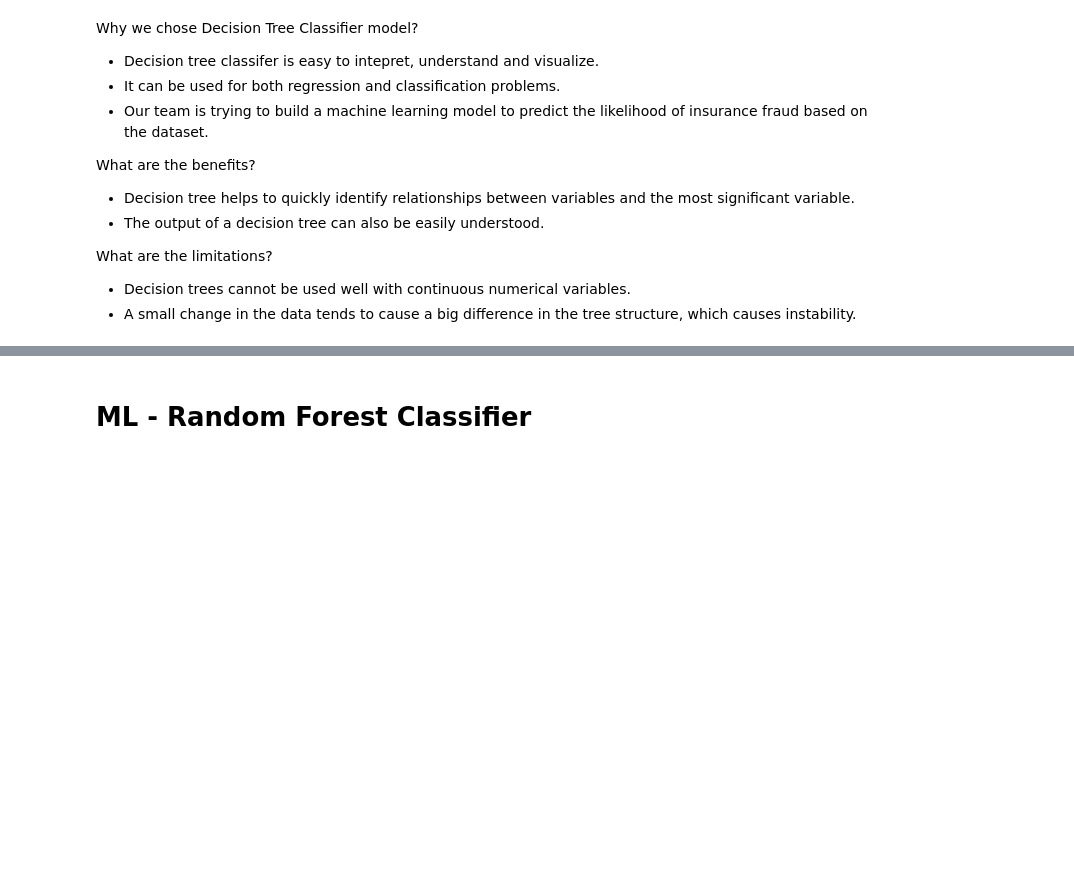
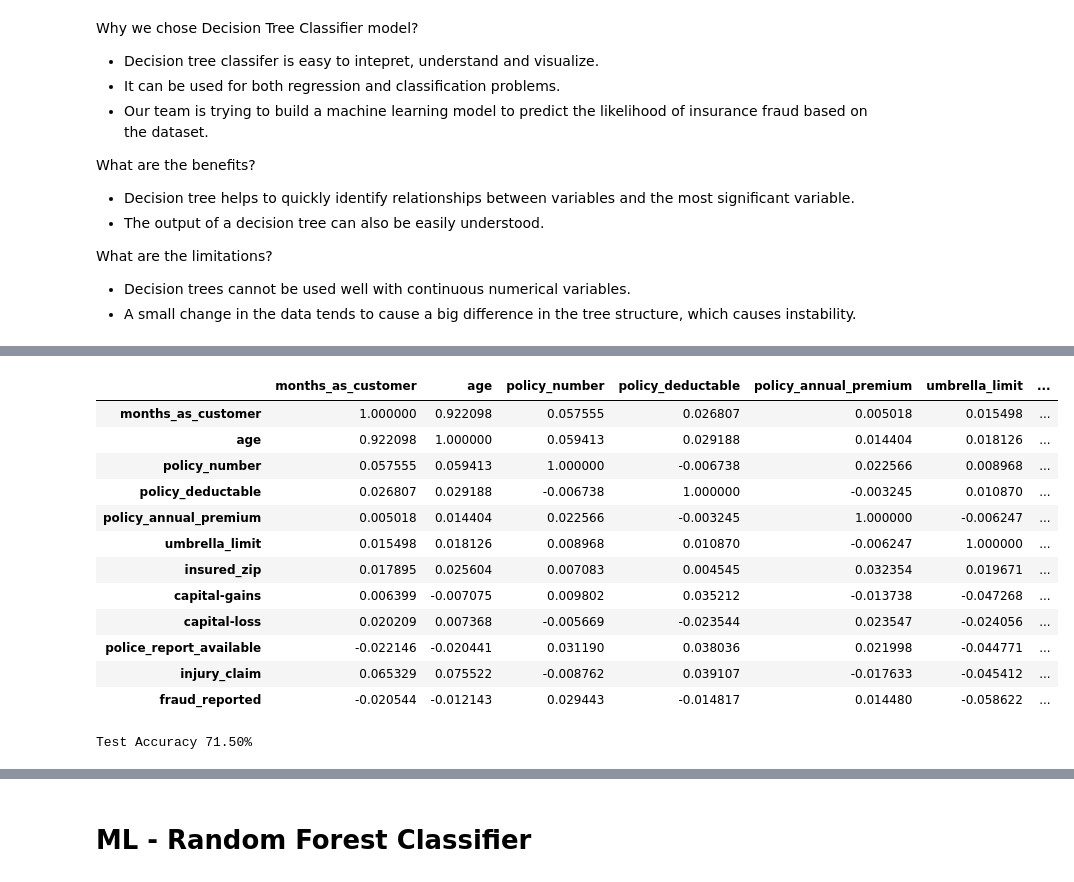
Before and after one commit to GerlechJen/Predicting-Auto-Insurance-Fraud-Claims, a Jupyter notebook: database1.ipynb, the cells around one changed output, grey strips where cells are left out. Saved outputs shown, nothing was run; the diff lists cells and outputs as text; code cells hidden in the pictures; blank space fills up the shorter version.

```diff
--- a/database1.ipynb
+++ b/database1.ipynb
@@ -406,0 +436,3 @@ weighted avg       0.60      0.64      0.62       200
+# %%
+# Dropping columns
+new_ins_df = insurance_df.drop(['policy_csl','insured_hobbies','policy_bind_date','insured_relationship', 'incident_date', 'incident_type', 'authorities_contacted', 'incident_location', 'incident_hour_of_the_day', 'number_of_vehicles_involved', 'property_damage', 'bodily_injuries', 'witnesses', 'total_claim_amount','property_claim','vehicle_claim','auto_make','auto_model','auto_year'], axis=1)
@@ -406,0 +475,17 @@ weighted avg       0.60      0.64      0.62       200
+# %%
+#Top15['Citable docs per Capita'].corr(Top15['Energy Supply per Capita'])
+new_ins_df.corr()
+# %% [output]
+|  | months_as_customer | age | policy_number | policy_deductable | policy_annual_premium | umbrella_limit | ... |
+| months_as_customer | 1.000000 | 0.922098 | 0.057555 | 0.026807 | 0.005018 | 0.015498 | ... |
+| age | 0.922098 | 1.000000 | 0.059413 | 0.029188 | 0.014404 | 0.018126 | ... |
+| policy_number | 0.057555 | 0.059413 | 1.000000 | -0.006738 | 0.022566 | 0.008968 | ... |
+| policy_deductable | 0.026807 | 0.029188 | -0.006738 | 1.000000 | -0.003245 | 0.010870 | ... |
+| policy_annual_premium | 0.005018 | 0.014404 | 0.022566 | -0.003245 | 1.000000 | -0.006247 | ... |
+| umbrella_limit | 0.015498 | 0.018126 | 0.008968 | 0.010870 | -0.006247 | 1.000000 | ... |
+| insured_zip | 0.017895 | 0.025604 | 0.007083 | 0.004545 | 0.032354 | 0.019671 | ... |
+| capital-gains | 0.006399 | -0.007075 | 0.009802 | 0.035212 | -0.013738 | -0.047268 | ... |
+| capital-loss | 0.020209 | 0.007368 | -0.005669 | -0.023544 | 0.023547 | -0.024056 | ... |
+| police_report_available | -0.022146 | -0.020441 | 0.031190 | 0.038036 | 0.021998 | -0.044771 | ... |
+| injury_claim | 0.065329 | 0.075522 | -0.008762 | 0.039107 | -0.017633 | -0.045412 | ... |
+| fraud_reported | -0.020544 | -0.012143 | 0.029443 | -0.014817 | 0.014480 | -0.058622 | ... |
@@ -406,0 +501,12 @@ weighted avg       0.60      0.64      0.62       200
+# %%
+#Sklearn logistic regression
+accuracies = {}
+
+lr = LogisticRegression()
+lr.fit(x_train,y_train)
+acc = lr.score(x_test,y_test)*100
+
+accuracies['Logistic Regression'] = acc
+print("Test Accuracy {:.2f}%".format(acc))
+# %% [output]
+Test Accuracy 71.50%
```
Also changed, not shown: parts of 18 cells of this notebook, 1 other file.
